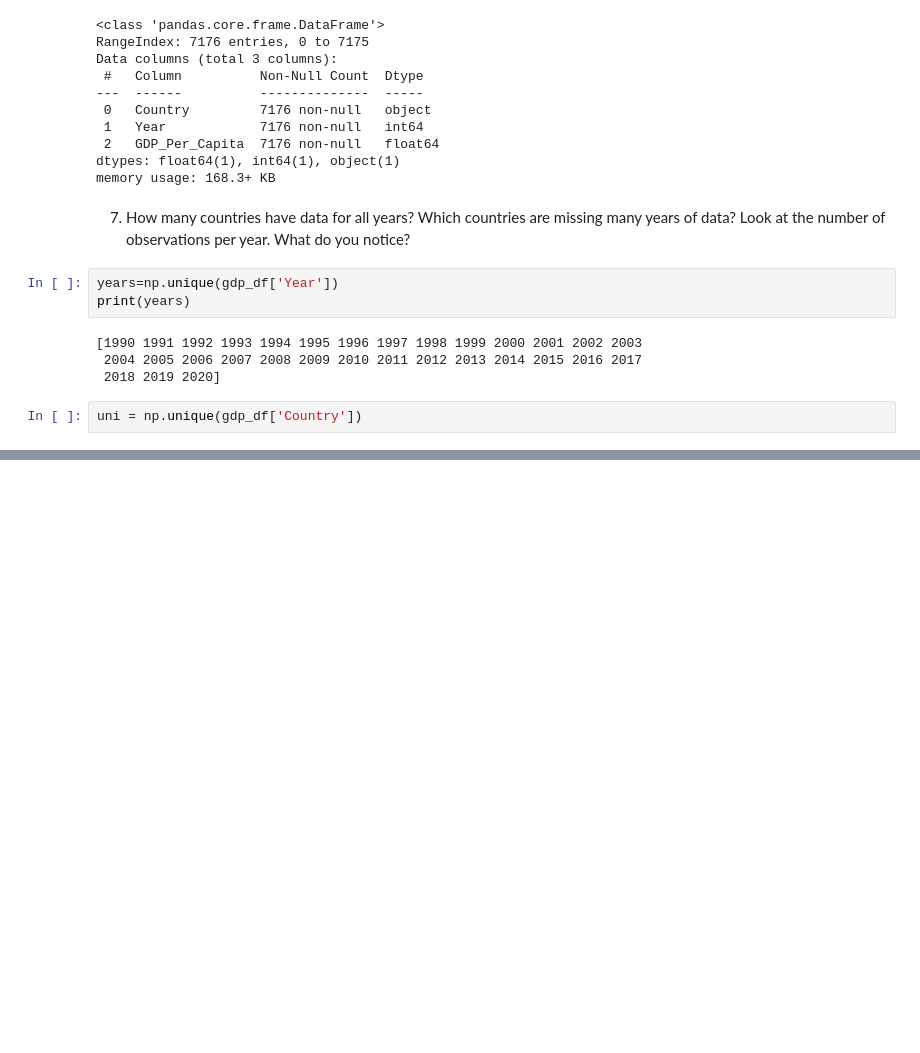
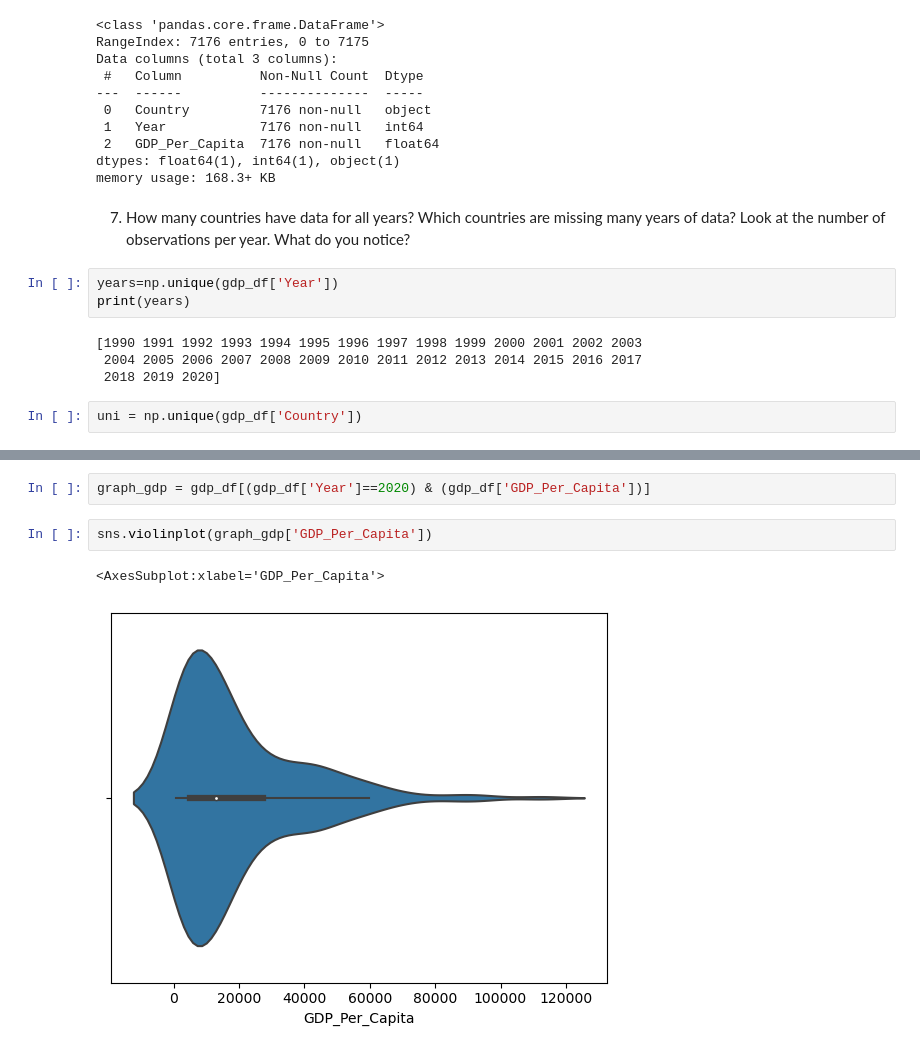
Before and after one commit to Brf0001/gdp-and-internet-usage-Brf0001, a Jupyter notebook: notebook/real_un_project.ipynb, the cells around one changed output, grey strips where cells are left out. Drawn from its saved outputs; the diff is of its cells as text; blank space fills up the shorter version.

```diff
--- a/notebook/real_un_project.ipynb
+++ b/notebook/real_un_project.ipynb
@@ -96,0 +58,7 @@ print(counts_test)
+# %%
+graph_gdp = gdp_df[(gdp_df['Year']==2020) & (gdp_df['GDP_Per_Capita'])]
+# %%
+sns.violinplot(graph_gdp['GDP_Per_Capita'])
+# %% [output]
+<AxesSubplot:xlabel='GDP_Per_Capita'>
+[figure, added]
```
Also changed, not shown: parts of 7 cells of this notebook.
